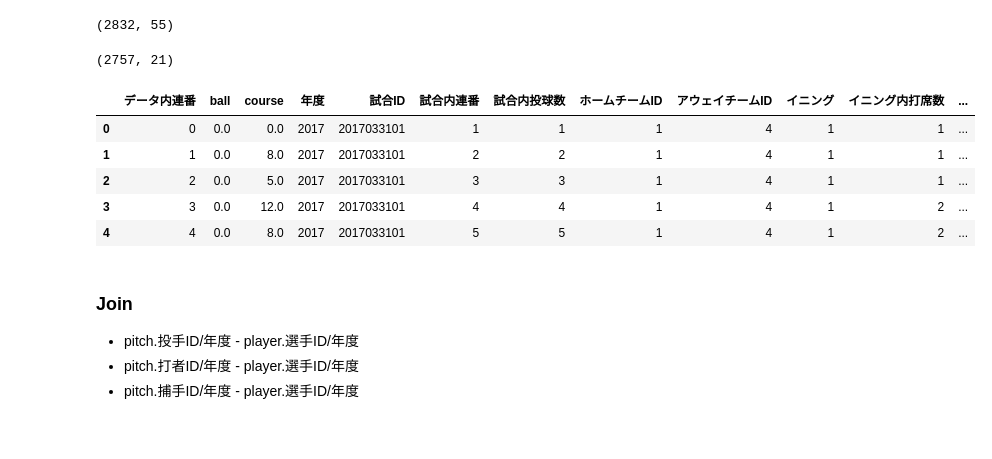
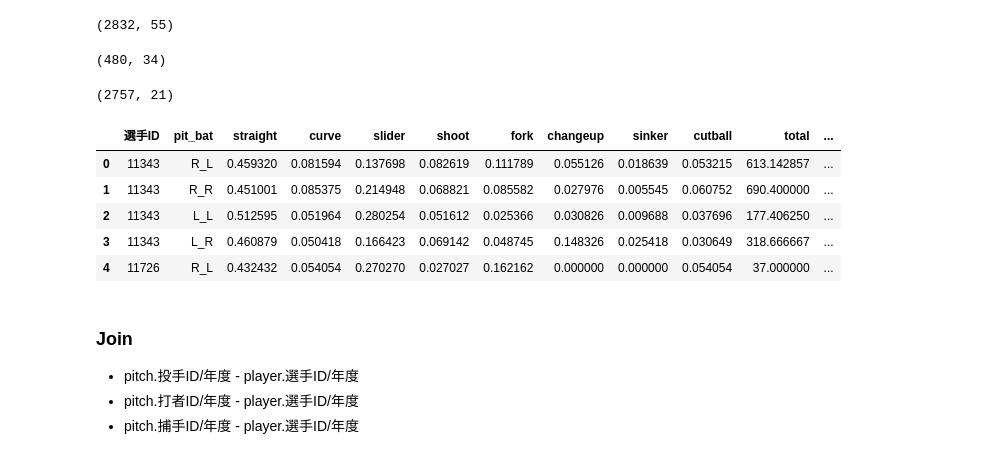
Before and after one commit to yumehara/baseball, a Jupyter notebook: Preprocess_All.ipynb, the cells around one changed output. Cells and saved outputs as stored; diff of their text form; code cells hidden in the pictures.

```diff
--- a/Preprocess_All.ipynb
+++ b/Preprocess_All.ipynb
@@ -58,6 +58,7 @@ sample_No = 1
 # %%
 ALL_PITCH = 'intermediate/pitch/all_pitch.f'
 ALL_PITCHER = 'intermediate/player/all_pitcher_{}.f'.format(sample_No)
+ALL_CATCHER = 'intermediate/player/all_catcher_{}.f'.format(sample_No)
 ALL_PLAYER = 'intermediate/player/all_player_{}.f'.format(sample_No)
 
 SUB_BALL = 'intermediate/{}/ball_predict_{}_{}.f'.format(model_No, model_No, sample_No)
@@ -75,20 +76,25 @@ all_pitcher = pd.read_feather(ALL_PITCHER)
 all_pitcher.shape
 # %% [output]
 (2832, 55)
+# %%
+all_catcher = pd.read_feather(ALL_CATCHER)
+all_catcher.shape
+# %% [output]
+(480, 34)
 # %%
 all_player = pd.read_feather(ALL_PLAYER)
 all_player.shape
 # %% [output]
 (2757, 21)
 # %%
-all_pitch.head()
+all_catcher.head()
 # %% [output]
-|  | データ内連番 | ball | course | 年度 | 試合ID | 試合内連番 | 試合内投球数 | ホームチームID | アウェイチームID | イニング | イニング内打席数 | ... |
-| 0 | 0 | 0.0 | 0.0 | 2017 | 2017033101 | 1 | 1 | 1 | 4 | 1 | 1 | ... |
-| 1 | 1 | 0.0 | 8.0 | 2017 | 2017033101 | 2 | 2 | 1 | 4 | 1 | 1 | ... |
-| 2 | 2 | 0.0 | 5.0 | 2017 | 2017033101 | 3 | 3 | 1 | 4 | 1 | 1 | ... |
-| 3 | 3 | 0.0 | 12.0 | 2017 | 2017033101 | 4 | 4 | 1 | 4 | 1 | 2 | ... |
-| 4 | 4 | 0.0 | 8.0 | 2017 | 2017033101 | 5 | 5 | 1 | 4 | 1 | 2 | ... |
+|  | 選手ID | pit_bat | straight | curve | slider | shoot | fork | changeup | sinker | cutball | total | ... |
+| 0 | 11343 | R_L | 0.459320 | 0.081594 | 0.137698 | 0.082619 | 0.111789 | 0.055126 | 0.018639 | 0.053215 | 613.142857 | ... |
+| 1 | 11343 | R_R | 0.451001 | 0.085375 | 0.214948 | 0.068821 | 0.085582 | 0.027976 | 0.005545 | 0.060752 | 690.400000 | ... |
+| 2 | 11343 | L_L | 0.512595 | 0.051964 | 0.280254 | 0.051612 | 0.025366 | 0.030826 | 0.009688 | 0.037696 | 177.406250 | ... |
+| 3 | 11343 | L_R | 0.460879 | 0.050418 | 0.166423 | 0.069142 | 0.048745 | 0.148326 | 0.025418 | 0.030649 | 318.666667 | ... |
+| 4 | 11726 | R_L | 0.432432 | 0.054054 | 0.270270 | 0.027027 | 0.162162 | 0.000000 | 0.000000 | 0.054054 | 37.000000 | ... |
 # %% [markdown]
 ### Join
 - pitch.投手ID/年度 - player.選手ID/年度
```
Also changed, not shown: parts of 1 cell of this notebook, 5 other files.
